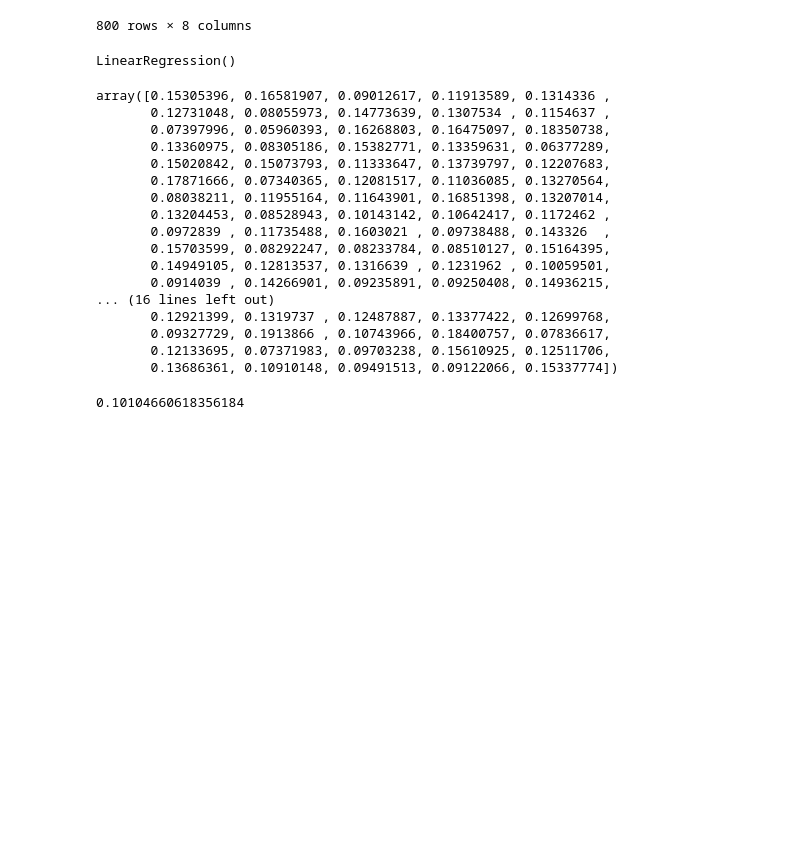
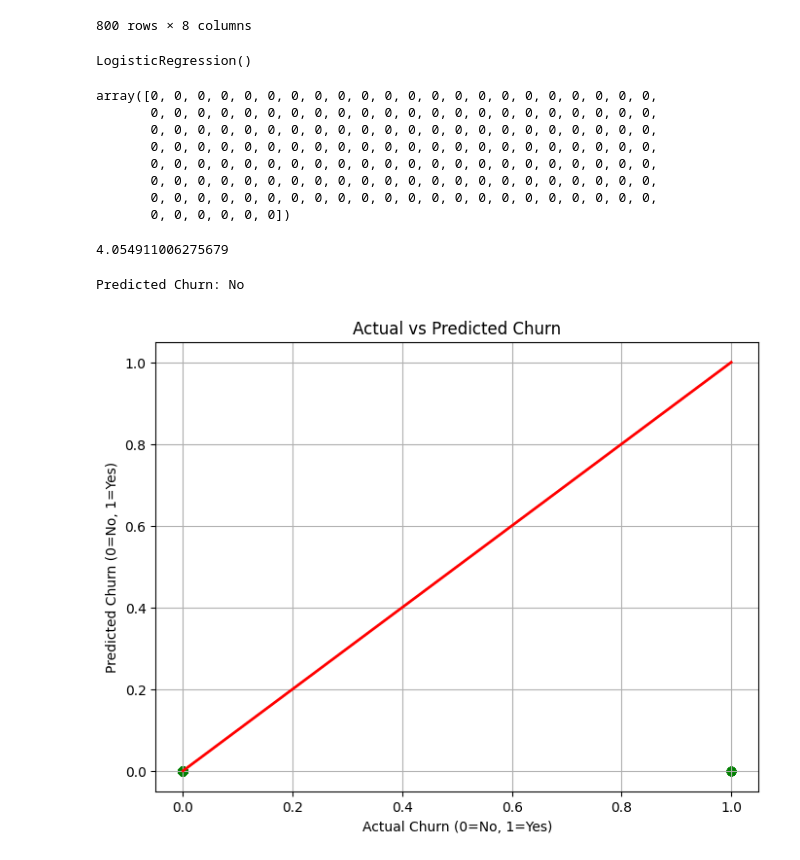
Before and after one commit to J3zebel/Django-basics, a Jupyter notebook: DataScience/Regression/Logistic Regression/churn_data.ipynb, the cells around one changed output. Drawn from its saved outputs; the diff is of its cells as text; code cells hidden in the pictures; blank space fills up the shorter version.

```diff
--- a/DataScience/Regression/Logistic Regression/churn_data.ipynb
+++ b/DataScience/Regression/Logistic Regression/churn_data.ipynb
@@ -42,33 +42,52 @@ y = df["Churn"]
 # %%
 x_train,x_test,y_train,y_test = train_test_split(x,y,test_size=0.2,random_state=23)
 # %%
-model = LinearRegression()
+model = LogisticRegression()
 model.fit(x_train,y_train)
 # %% [output]
-LinearRegression()
+LogisticRegression()
 # %%
 y_pred = model.predict(x_test)
 y_pred
 # %% [output]
-array([0.15305396, 0.16581907, 0.09012617, 0.11913589, 0.1314336 ,
-       0.12731048, 0.08055973, 0.14773639, 0.1307534 , 0.1154637 ,
-       0.07397996, 0.05960393, 0.16268803, 0.16475097, 0.18350738,
-       0.13360975, 0.08305186, 0.15382771, 0.13359631, 0.06377289,
-       0.15020842, 0.15073793, 0.11333647, 0.13739797, 0.12207683,
-       0.17871666, 0.07340365, 0.12081517, 0.11036085, 0.13270564,
-       0.08038211, 0.11955164, 0.11643901, 0.16851398, 0.13207014,
-       0.13204453, 0.08528943, 0.10143142, 0.10642417, 0.1172462 ,
-       0.0972839 , 0.11735488, 0.1603021 , 0.09738488, 0.143326  ,
-       0.15703599, 0.08292247, 0.08233784, 0.08510127, 0.15164395,
-       0.14949105, 0.12813537, 0.1316639 , 0.1231962 , 0.10059501,
-       0.0914039 , 0.14266901, 0.09235891, 0.09250408, 0.14936215,
-... (16 lines left out)
-       0.12921399, 0.1319737 , 0.12487887, 0.13377422, 0.12699768,
-       0.09327729, 0.1913866 , 0.10743966, 0.18400757, 0.07836617,
-       0.12133695, 0.07371983, 0.09703238, 0.15610925, 0.12511706,
-       0.13686361, 0.10910148, 0.09491513, 0.09122066, 0.15337774])
+array([0, 0, 0, 0, 0, 0, 0, 0, 0, 0, 0, 0, 0, 0, 0, 0, 0, 0, 0, 0, 0, 0,
+       0, 0, 0, 0, 0, 0, 0, 0, 0, 0, 0, 0, 0, 0, 0, 0, 0, 0, 0, 0, 0, 0,
+       0, 0, 0, 0, 0, 0, 0, 0, 0, 0, 0, 0, 0, 0, 0, 0, 0, 0, 0, 0, 0, 0,
+       0, 0, 0, 0, 0, 0, 0, 0, 0, 0, 0, 0, 0, 0, 0, 0, 0, 0, 0, 0, 0, 0,
+       0, 0, 0, 0, 0, 0, 0, 0, 0, 0, 0, 0, 0, 0, 0, 0, 0, 0, 0, 0, 0, 0,
+       0, 0, 0, 0, 0, 0, 0, 0, 0, 0, 0, 0, 0, 0, 0, 0, 0, 0, 0, 0, 0, 0,
+       0, 0, 0, 0, 0, 0, 0, 0, 0, 0, 0, 0, 0, 0, 0, 0, 0, 0, 0, 0, 0, 0,
+       0, 0, 0, 0, 0, 0])
 # %%
 mse = mean_squared_error(y_pred,y_test)
 mse
+
+Loss = log_loss(y_test,y_pred)
+Loss
 # %% [output]
-0.10104660618356184
+4.054911006275679
+# %%
+new_gender = Gender.transform(['Male'])[0]
+new_age = AgeGroup.transform(['Young'])[0]
+new_region = Region.transform(['South'])[0]
+subscription_type =  SubscriptionType.transform(['Premium'])[0]
+
+
+new_data = np.array([[new_gender, new_age, new_region, subscription_type, 60.5, 3]])
+
+new_pred = model.predict(new_data)
+print("Predicted Churn:", Churn.inverse_transform(new_pred)[0])
+
+
+plt.figure(figsize=(8,6))
+plt.scatter(y_test, y_pred, color='green', label='Predicted vs Actual')
+plt.plot([y_test.min(), y_test.max()], [y_test.min(), y_test.max()],
+         color='red', linewidth=2, label='Perfect Fit Line')
+plt.xlabel('Actual Churn (0=No, 1=Yes)')
+plt.ylabel('Predicted Churn (0=No, 1=Yes)')
+plt.title('Actual vs Predicted Churn')
+plt.grid()
+plt.show()
+# %% [output]
+Predicted Churn: No
+[figure, added]
```
Also changed, not shown: parts of 1 cell of this notebook, 3 other files.
